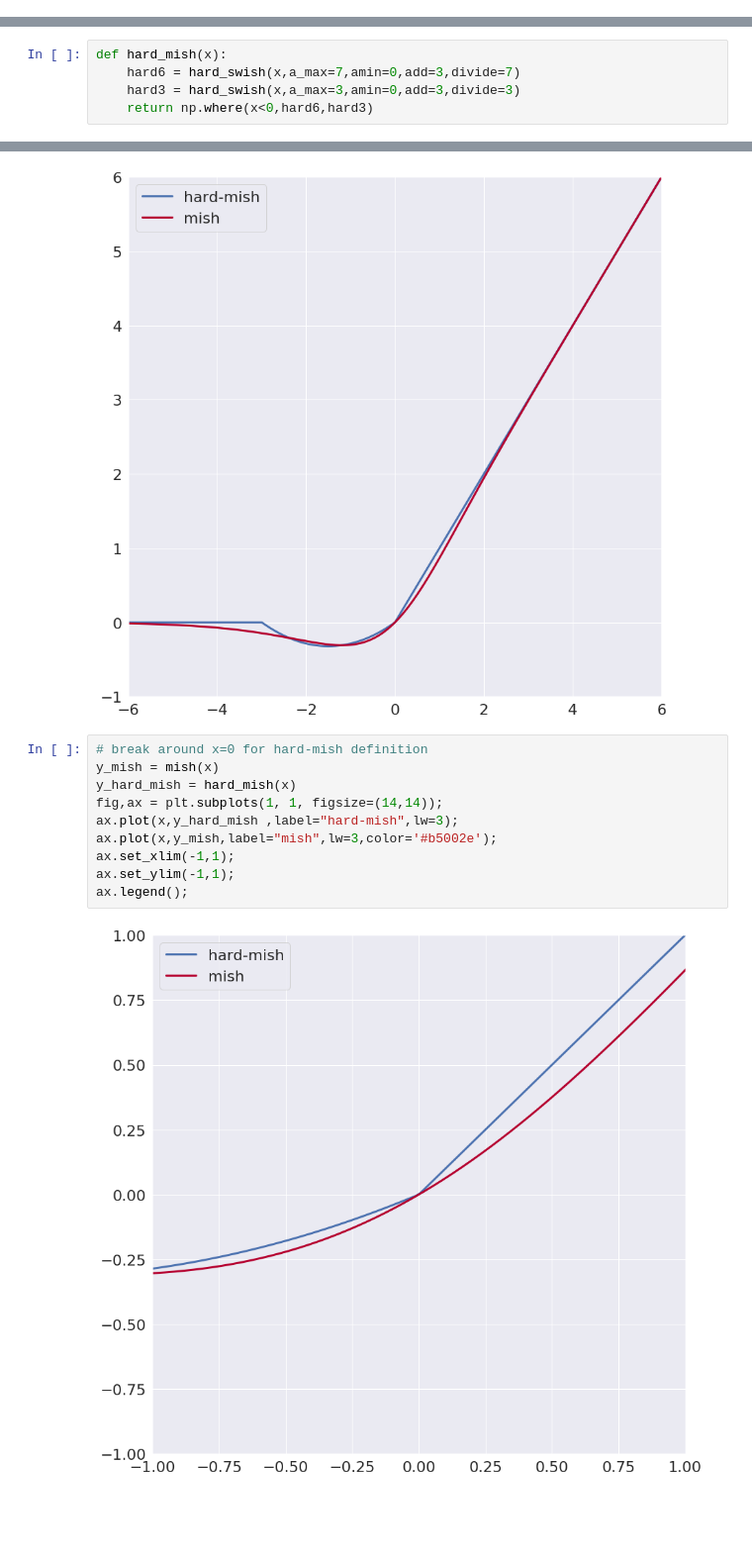
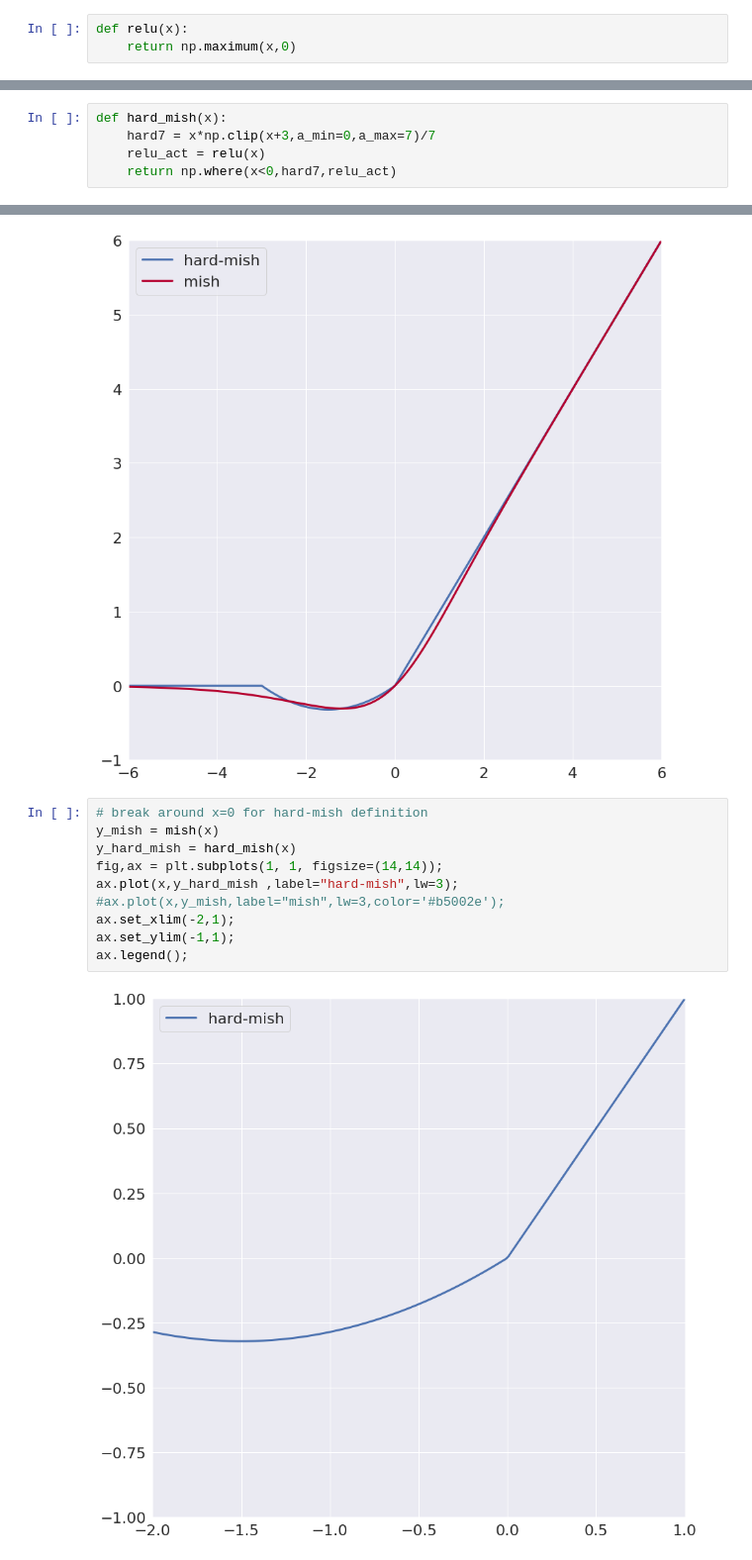
Before and after one commit to andrewRowlinson/data-science, a Jupyter notebook: neural_networks/hard-mish.ipynb, the cells around one changed output, grey strips where cells are left out. Shown at 99% size. Drawn from its saved outputs; the diff is of its cells as text; blank space fills up the shorter version.

Commit message:
edited hard-mish activation

```diff
--- a/neural_networks/hard-mish.ipynb
+++ b/neural_networks/hard-mish.ipynb
@@ -16,6 +16,9 @@ def hard_swish(x,a_max=6,amin=0,add=3,divide=6):
 # %%
 def swish(x):
     return (x*np.exp(x))/(np.exp(x)+1)
+# %%
+def relu(x):
+    return np.maximum(x,0)
 # %% [markdown]
 # Plot mish, hard-swish, and swish
 # %%
@@ -142,9 +145,9 @@ Or x.Relu7(x+3)/7 for < 0 and x.Relu3(x+3)/3 for the positive part
 #### note the break at x=0
 # %%
 def hard_mish(x):
-    hard6 = hard_swish(x,a_max=7,amin=0,add=3,divide=7)
-    hard3 = hard_swish(x,a_max=3,amin=0,add=3,divide=3)
-    return np.where(x<0,hard6,hard3)
+    hard7 = x*np.clip(x+3,a_min=0,a_max=7)/7
+    relu_act = relu(x)
+    return np.where(x<0,hard7,relu_act)
 # %%
 y_mish = mish(x)
 y_hard_mish = hard_mish(x)
@@ -159,12 +162,12 @@ ax.legend();
 # %%
 # break around x=0 for hard-mish definition
 y_mish = mish(x)
 y_hard_mish = hard_mish(x)
 fig,ax = plt.subplots(1, 1, figsize=(14,14));
 ax.plot(x,y_hard_mish ,label="hard-mish",lw=3);
-ax.plot(x,y_mish,label="mish",lw=3,color='#b5002e');
-ax.set_xlim(-1,1);
+#ax.plot(x,y_mish,label="mish",lw=3,color='#b5002e');
+ax.set_xlim(-2,1);
 ax.set_ylim(-1,1);
 ax.legend();
 # %% [output]
-[figure, old version]
+[figure, new version]
```
Also changed, not shown: parts of 6 cells of this notebook.
